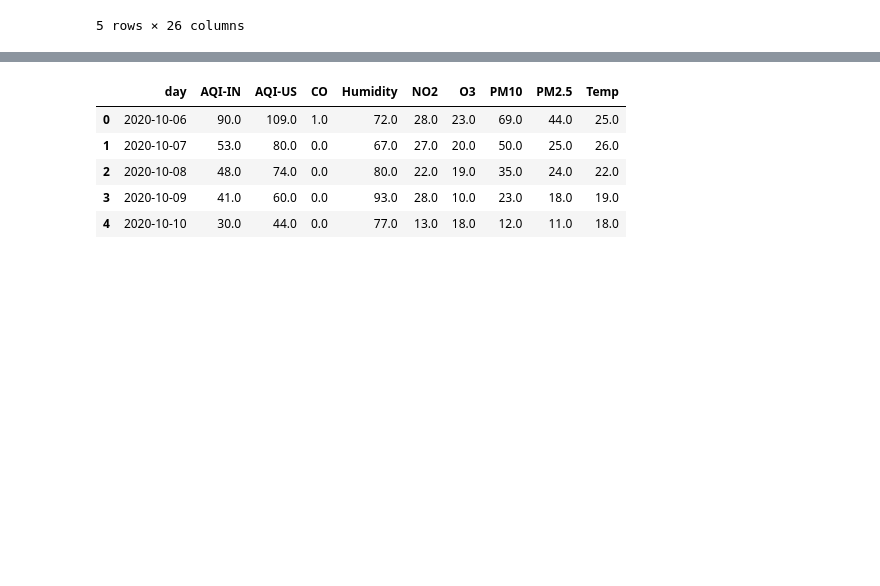
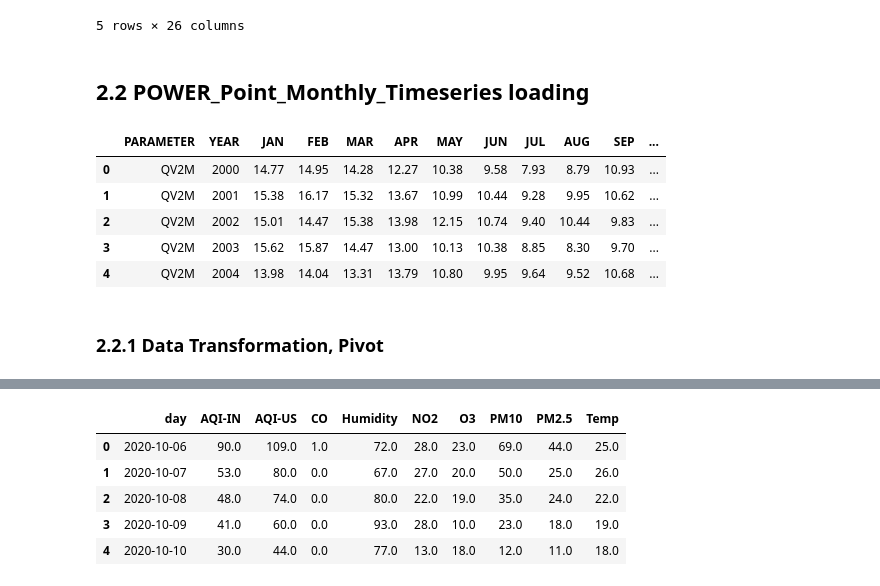
Before and after one commit to leandric/Health-and-Air-Quality-in-Sao-Paulo-An-Integrated-Analysis, a Jupyter notebook: Notbooks/Health-and-Air-Quality-in-Sao-Paulo-An-Integrated-Analysis.ipynb, the cells around one changed output, grey strips where cells are left out. Drawn from its saved outputs; the diff is of its cells as text; code cells hidden in the pictures; blank space fills up the shorter version.

```diff
--- a/Notbooks/Health-and-Air-Quality-in-Sao-Paulo-An-Integrated-Analysis.ipynb
+++ b/Notbooks/Health-and-Air-Quality-in-Sao-Paulo-An-Integrated-Analysis.ipynb
@@ -174,3 +174,18 @@ df_SUS.head()
 | 7 | 2020-03-24 | SAO PAULO | 355030 | F | 6 | 1.0 | 9.0 | 1.0 | 1.0 | ... |
 | 8 | 2020-03-19 | SAO PAULO | 355030 | F | 24 | 1.0 | 4.0 | 1.0 | 1.0 | ... |
 5 rows × 26 columns
+# %% [markdown]
+## 2.2 POWER_Point_Monthly_Timeseries loading
+# %%
+df_power = pd.read_csv('../POWER_Data_Access_Viewer/POWER_Point_Monthly_Timeseries_2000_2020_023d5627S_046d6552W_LST.csv')
+# %%
+df_power.head()
+# %% [output]
+|  | PARAMETER | YEAR | JAN | FEB | MAR | APR | MAY | JUN | JUL | AUG | SEP | ... |
+| 0 | QV2M | 2000 | 14.77 | 14.95 | 14.28 | 12.27 | 10.38 | 9.58 | 7.93 | 8.79 | 10.93 | ... |
+| 1 | QV2M | 2001 | 15.38 | 16.17 | 15.32 | 13.67 | 10.99 | 10.44 | 9.28 | 9.95 | 10.62 | ... |
+| 2 | QV2M | 2002 | 15.01 | 14.47 | 15.38 | 13.98 | 12.15 | 10.74 | 9.40 | 10.44 | 9.83 | ... |
+| 3 | QV2M | 2003 | 15.62 | 15.87 | 14.47 | 13.00 | 10.13 | 10.38 | 8.85 | 8.30 | 9.70 | ... |
+| 4 | QV2M | 2004 | 13.98 | 14.04 | 13.31 | 13.79 | 10.80 | 9.95 | 9.64 | 9.52 | 10.68 | ... |
+# %% [markdown]
+### 2.2.1 Data Transformation, Pivot
```
Also changed, not shown: parts of 13 cells of this notebook, 4 other files.
